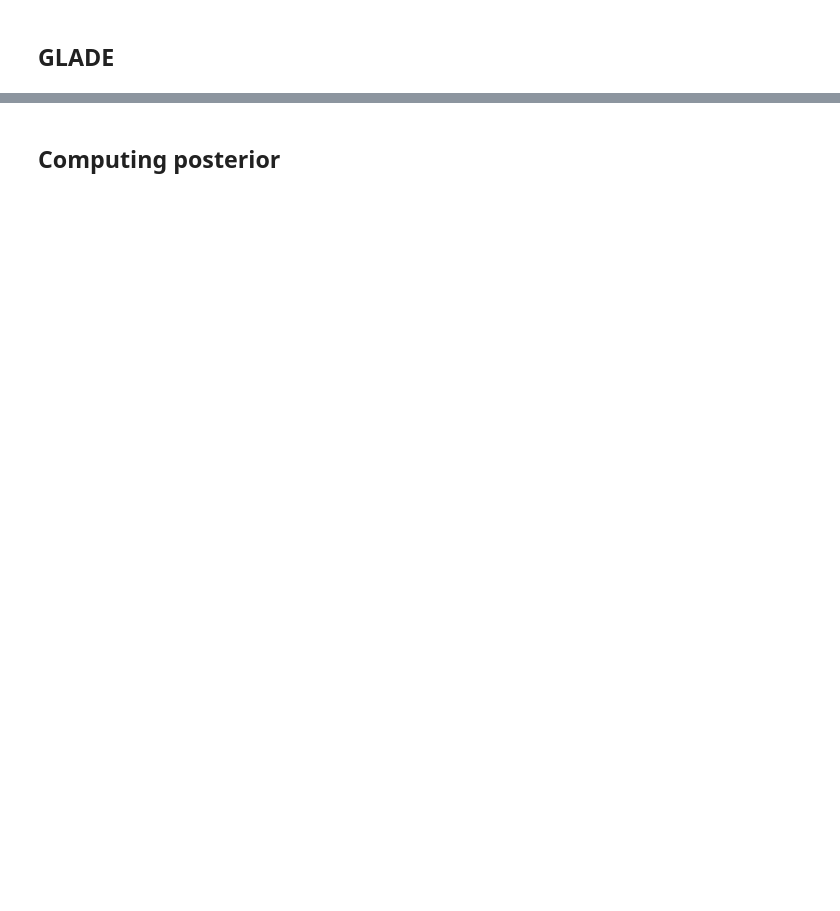
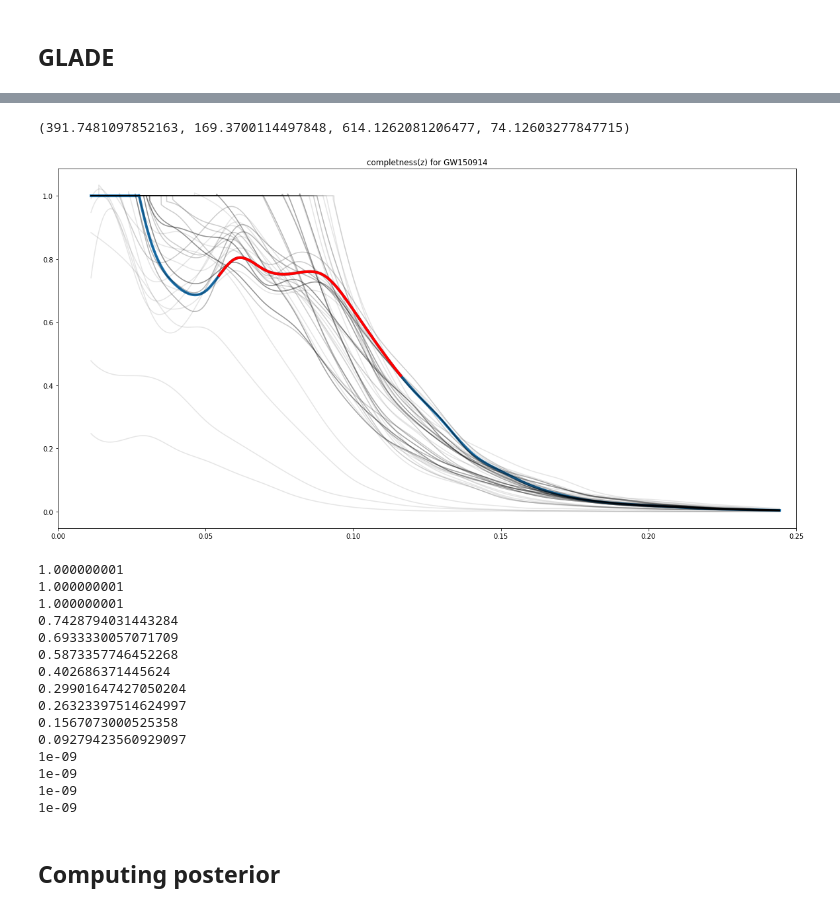
Before and after one commit to CosmoStatGW/DarkSirensStat, a Jupyter notebook: notebooks/plots_compare.ipynb, the cells around one changed output, grey strips where cells are left out. Drawn from its saved outputs; the diff is of its cells as text; code cells hidden in the pictures; blank space fills up the shorter version.

```diff
--- a/notebooks/plots_compare.ipynb
+++ b/notebooks/plots_compare.ipynb
@@ -43,6 +45,8 @@ lims.H0min=40
 lims.H0max=140
 # %%
 
-O2 = get_all_events(lims, loc='data/GW/O2/', verbose=True, level=0.96, subset=True, subset_names=['GW170608','GW150914', 'GW170814', 'GW151226'])
+#O2 = get_all_events(lims, loc='data/GW/O2/', verbose=True, level=0.96, subset=True, subset_names=['GW170608','GW150914', 'GW170814', 'GW151226'])
+
+O2 = get_all_events(lims, loc='data/GW/O2/', verbose=True, level=0.96, subset=True, subset_names=['GW150914'])
 # %% [output]
 --- GW events:
@@ -99,4 +107,56 @@ Computing in parallel...
 Final computations for completeness...
 Done.
+# %%
+for key, ev in O2.items():
+    plt.figure(figsize=(20,10))
+    print(ev.find_r_loc())
+    zmin, zmax = ev.get_z_lims()
+    mu, l, u, sig = ev.find_r_loc(std_number=2)
+    zl = z_from_dLGW(l, H0=70, Xi0=1, n=nGlob)
+    zu = z_from_dLGW(u, H0=70, Xi0=1, n=nGlob)
+
+    z = np.linspace(zmin, zmax, 10000)
+
+    c = glade.completeness(*ev.find_event_coords(polarCoords=True), z)
+    plt.plot(z, c, linewidth=4)
+    #plt.show()
+
+    nSamples = 80
+    theta, phi, _ = ev.sample_posterior(nSamples=nSamples)
+    c = glade.completeness(theta, phi, z)
+    plt.plot(z, c.T, c='k', alpha=0.1)
+
+    z = np.linspace(zl, zu, 100)
+    c = glade.completeness(*ev.find_event_coords(polarCoords=True), z)
+    plt.plot(z, c, linewidth=4, c='r')
+    plt.title('completness(z) for ' + key)
+    #plt.legend(['on central event location and in limits of prior range'] + nSamples*['on randomly sampled event locations'] + ['event size for default fiducial cosmology'])
+    #plt.ylim([0,1])
+    plt.xlim([0,0.25])
+
+    plt.show()
+
+
+    for i in range(15):
+        z = 0.02*i + 0.037
+        print(glade.completeness(theta = np.pi*(1/2+1/6), phi = 0, z=z))
+# %% [output]
+(391.7481097852163, 169.3700114497848, 614.1262081206477, 74.12603277847715)
+[figure, added]
+1.000000001
+1.000000001
+1.000000001
+0.7428794031443284
+0.6933330057071709
+0.5873357746452268
+0.402686371445624
+0.29901647427050204
+0.26323397514624997
+0.1567073000525358
+0.09279423560929097
+1e-09
+1e-09
+1e-09
+1e-09
 # %% [markdown]
 ## Computing posterior
```
Also changed, not shown: parts of 12 cells of this notebook, 6 other files.
